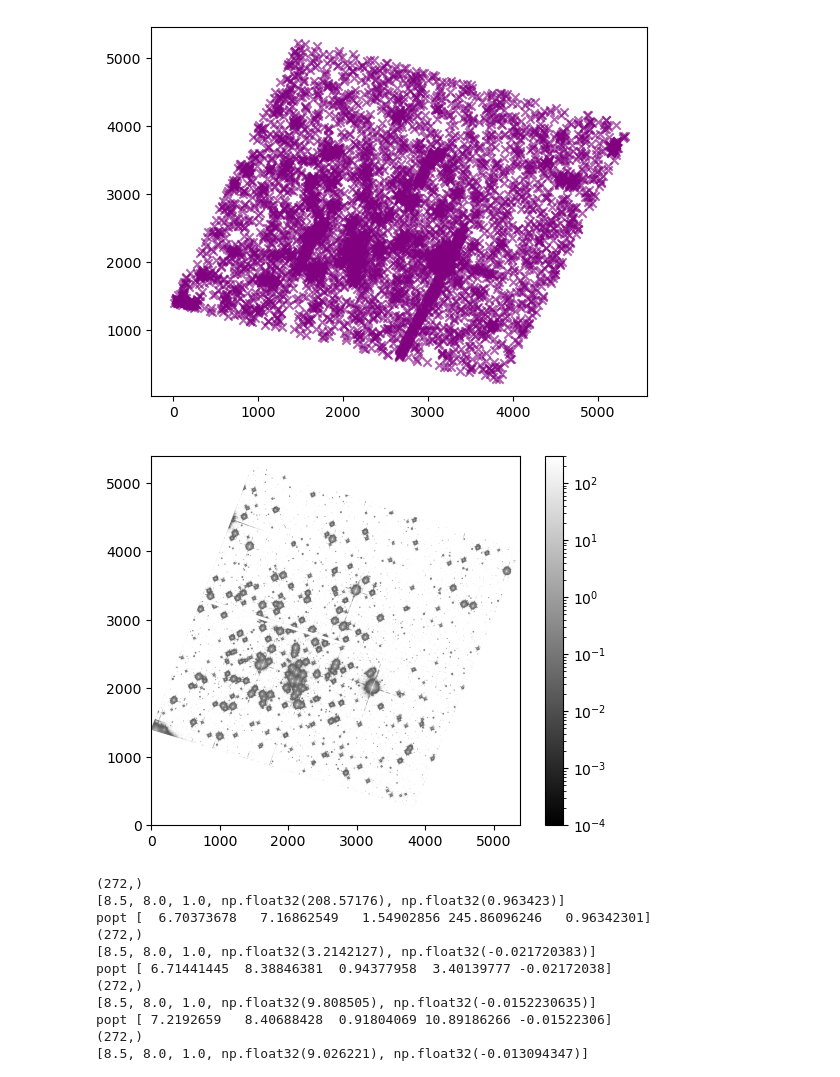
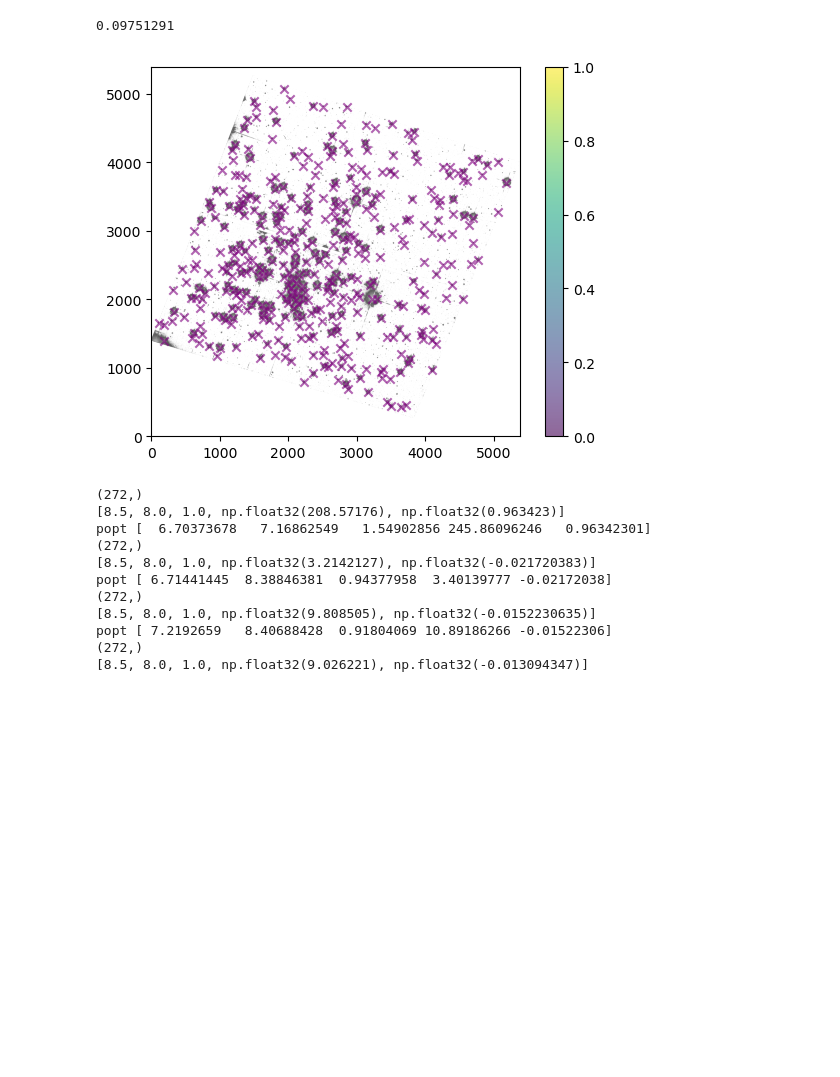
Before and after one commit to GravesTone5/Astro1221Project3, a Jupyter notebook: Project3.ipynb, the cells around one changed output. Cells and saved outputs as stored; diff of their text form; code cells hidden in the pictures; blank space fills up the shorter version.

Commit message:
changed point detection to use photutils

```diff
--- a/Project3.ipynb
+++ b/Project3.ipynb
@@ -105,30 +115,28 @@ axes.hist(subtracted_image_555.flatten(), bins=50, color='red', range=(-.1, .75)
 # %%
 subtracted_image_555 = image_555 - background_mean_555
 subtracted_image_814 = image_814 - background_mean_814
-detection_threshold = 5 * background_mean_555
+print(background_mean_555)
+detection_threshold = 500 * background_mean_555
 
 filter = int(np.ceil(fwhm))
 
-local_max = scipy.ndimage.maximum_filter(subtracted_image, size=filter)
 
-peaks = (subtracted_image == local_max) & (subtracted_image > detection_threshold)
-
-detections_y, detections_x = np.where(peaks)
-
-fig, axes = plt.subplots()
+detections =  detect.find_peaks(subtracted_image_555, detection_threshold, min_separation=50, border_width=20)
+detections_x = detections['x_peak']
+detections_y = detections['y_peak']
 
 plt.figure()
 plt.imshow(subtracted_image_555, cmap='grey', origin = 'lower', norm=LogNorm(vmin = .0001, vmax=300))
-axes.scatter(detections_x, detections_y, color = 'purple', alpha =.6, marker='x')
+plt.scatter(detections_x, detections_y, color = 'purple', alpha =.6, marker='x', )
 plt.colorbar(norm=LogNorm(vmin = .0001, vmax=300))
 plt.show()
 
 
 #axes[2].hist(image_data.flatten(), bins=50, color='blue', range=(-.1, .75), alpha=.6)
 #axes[2].hist(subtracted_image.flatten(), bins=50, color='red', range=(-.1, .75), alpha=.6)
 # %% [output]
+0.09751291
-[figure, old version]
+[figure, new version]
-[figure, removed]
 # %%
 class Star:
     """One star is the coordinates of the center of a star on the image"""
```
Also changed, not shown: parts of 2 cells of this notebook.
